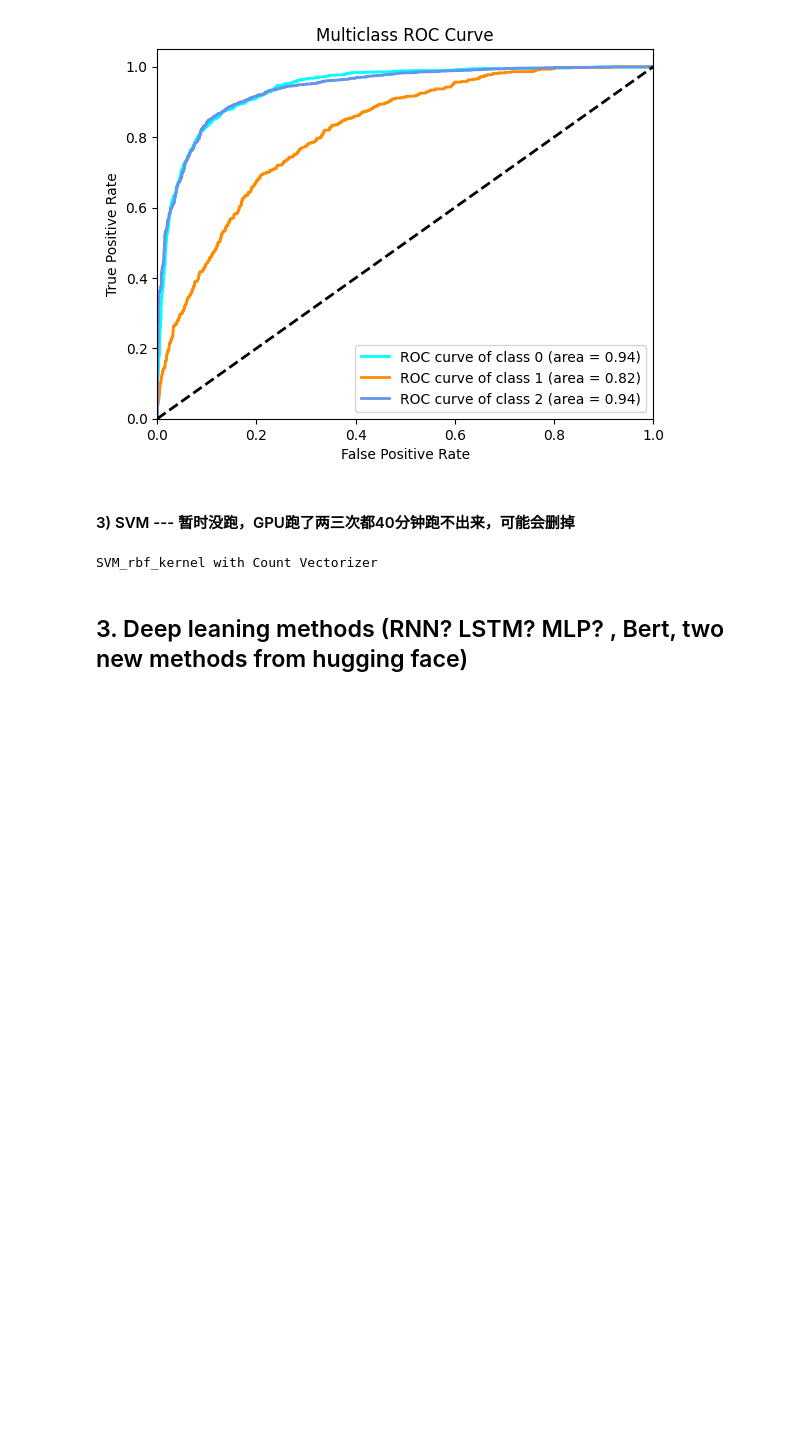
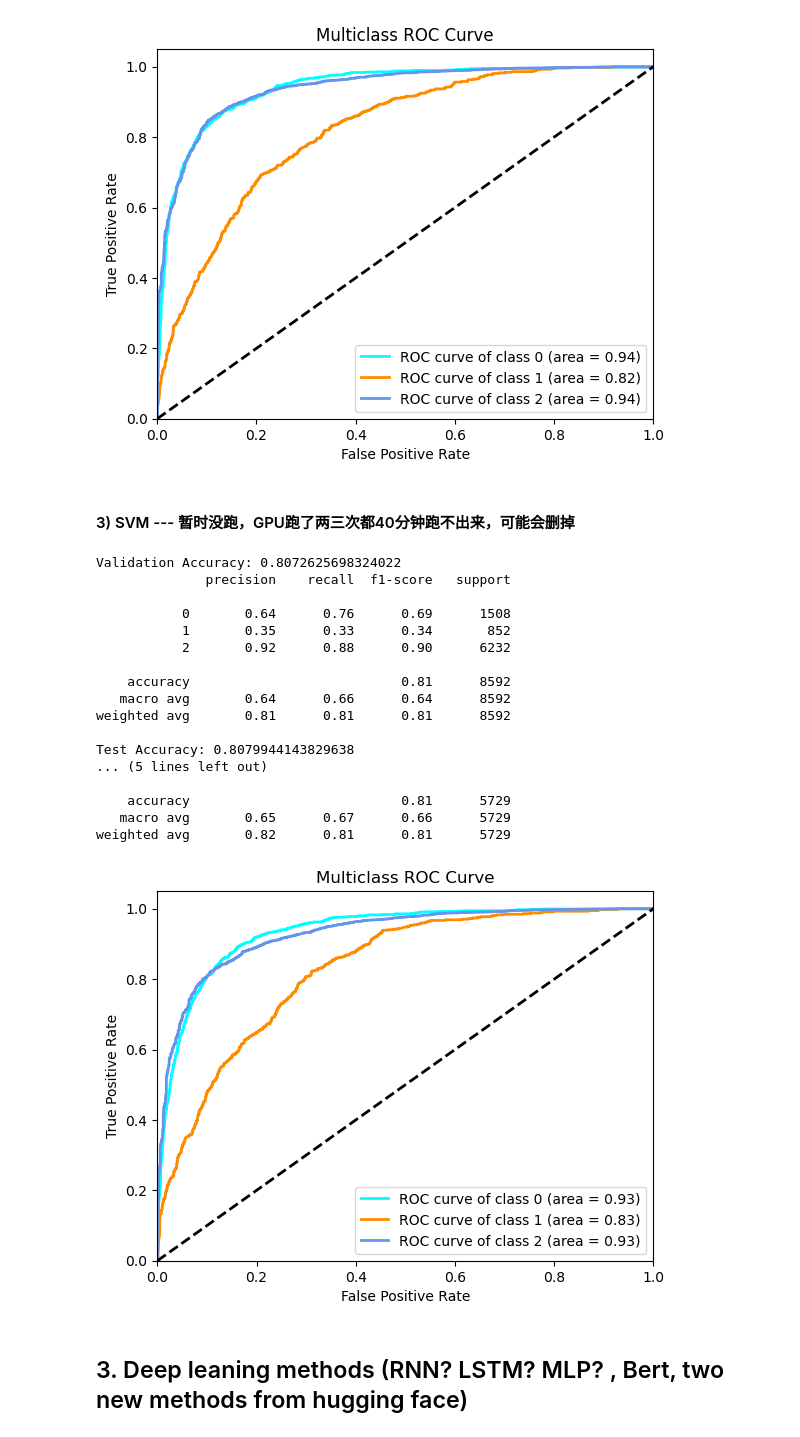
Before and after one commit to tytybella/Amazon_review_nlp, a Jupyter notebook: NLP_Project_Amazon_review.ipynb, the cells around one changed output. Saved outputs shown, nothing was run; the diff lists cells and outputs as text; code cells hidden in the pictures; blank space fills up the shorter version.

```diff
--- a/NLP_Project_Amazon_review.ipynb
+++ b/NLP_Project_Amazon_review.ipynb
@@ -1212,11 +1231,28 @@ weighted avg       0.84      0.81      0.82      5729
 # %%
 # # SVM Model with 'linear' kernel, count vectorizer -- runing more than 30 mins,
 # print("\nSVM_rbf_kernel with Count Vectorizer")
-# svm_count = SVC(class_weight='balanced', kernel='rbf', probability=True)   # automatically handle imbalancing
-# train_and_evaluate_model(svm_count, X_train_counts, X_val_counts, y_train, y_val)
-# test_model(svm_count, X_test_counts, y_test)
+svm_count = SVC(class_weight='balanced', kernel='rbf', probability=True)   # automatically handle imbalancing
+train_and_evaluate_model(svm_count, X_train_counts, X_val_counts, y_train, y_val)
+test_model(svm_count, X_test_counts, y_test)
 # %% [output]
-SVM_rbf_kernel with Count Vectorizer
+Validation Accuracy: 0.8072625698324022
+              precision    recall  f1-score   support
+
+           0       0.64      0.76      0.69      1508
+           1       0.35      0.33      0.34       852
+           2       0.92      0.88      0.90      6232
+
+    accuracy                           0.81      8592
+   macro avg       0.64      0.66      0.64      8592
+weighted avg       0.81      0.81      0.81      8592
+
+Test Accuracy: 0.8079944143829638
+... (5 lines left out)
+
+    accuracy                           0.81      5729
+   macro avg       0.65      0.67      0.66      5729
+weighted avg       0.82      0.81      0.81      5729
+[figure, added]
 # %%
 # #tfidf vectorizer
 # print("\n")
```
Also changed, not shown: parts of 19 cells of this notebook.
